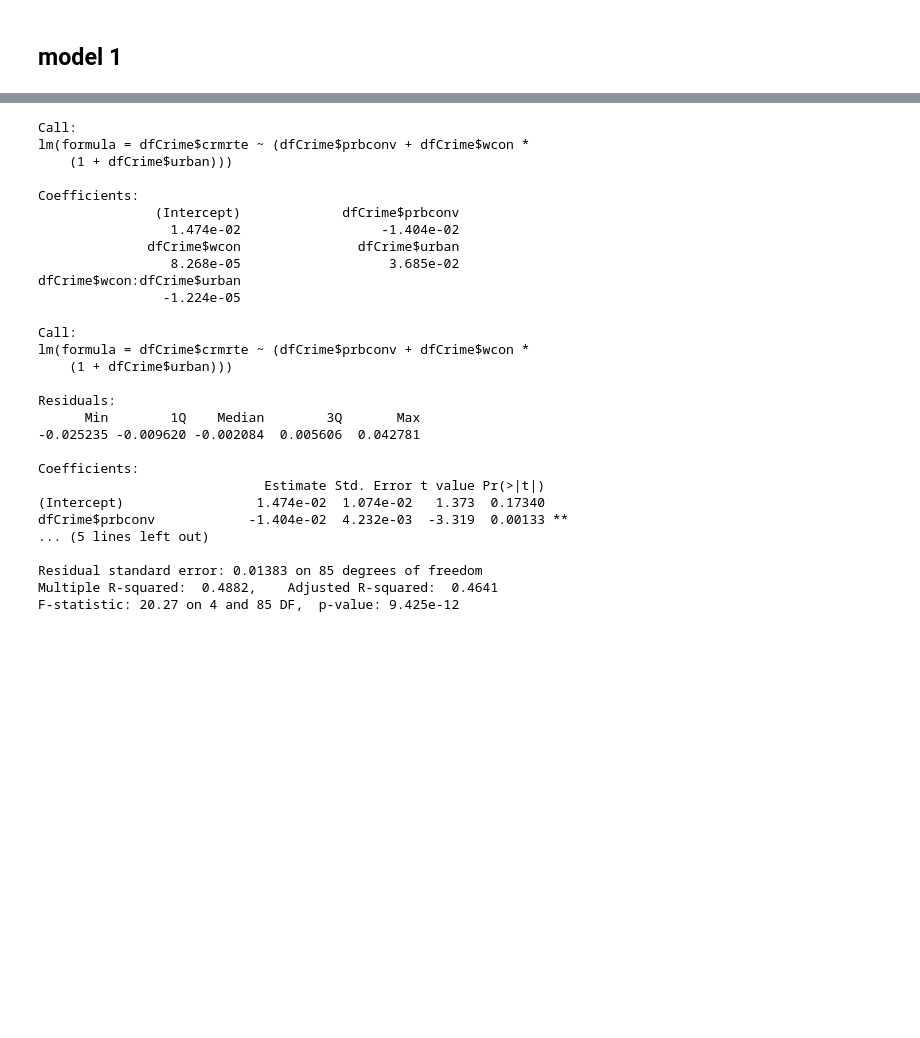
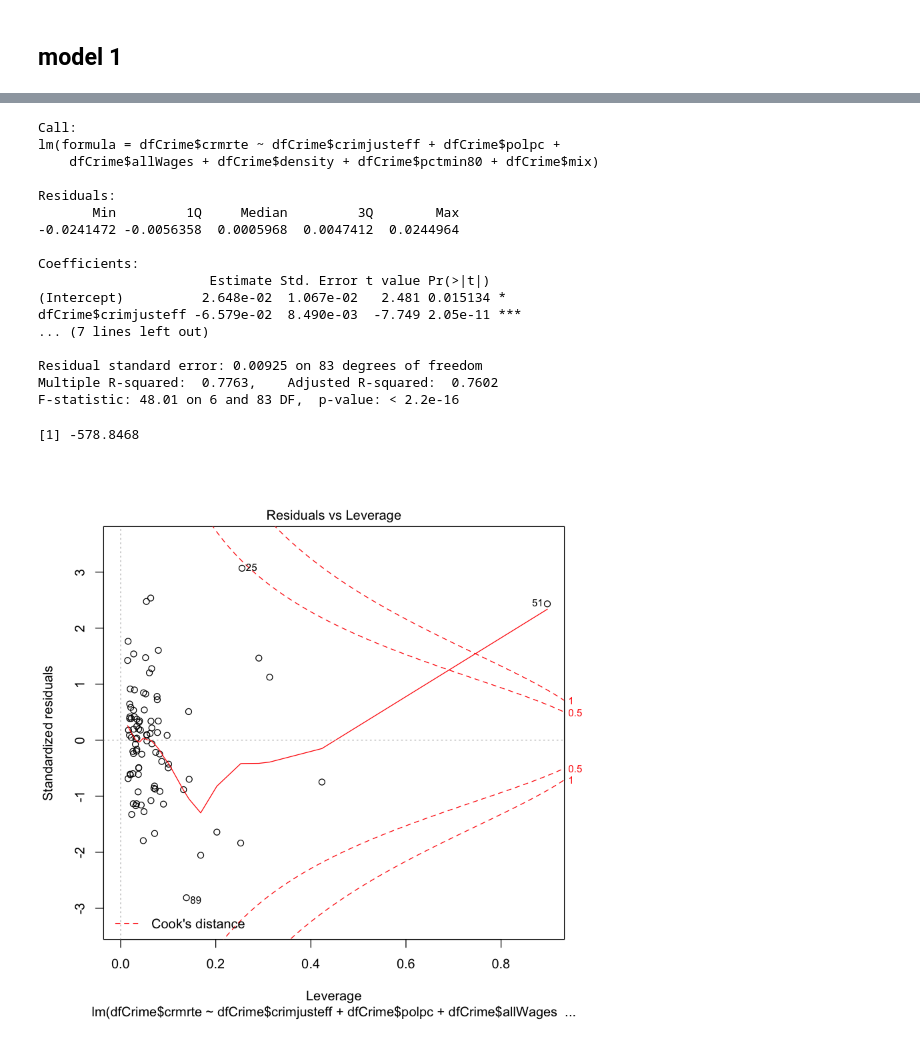
Before and after one commit to kevin-hartman/MIDS_W203_5_Lab3, a Jupyter notebook: model1.ipynb, the cells around one changed output, grey strips where cells are left out. Saved outputs shown, nothing was run; the diff lists cells and outputs as text; code cells hidden in the pictures; blank space fills up the shorter version.

```diff
--- a/model1.ipynb
+++ b/model1.ipynb
@@ -149,37 +165,30 @@ F-statistic: 16.21 on 2 and 87 DF,  p-value: 1.036e-06
 # %%
 # list out high leverage points and rerun with
 # augment find broom package in tidy
 # create new column for dummy variable 0,1 (maybe a package for this?)
 # https://stats.idre.ucla.edu/r/modules/coding-for-categorical-variables-in-regression-models/
-mod2 <- lm(dfCrime$crmrte ~ (dfCrime$prbconv + dfCrime$wcon*(1+dfCrime$urban)))
-mod2
+mod2 <- lm(dfCrime$crmrte ~ dfCrime$crimjusteff + dfCrime$polpc + dfCrime$allWages + dfCrime$density +
+           dfCrime$pctmin80 + dfCrime$mix)
 summary(mod2)
+AIC(mod2)
+plot(mod2, which=5)
 # %% [output]
 Call:
-lm(formula = dfCrime$crmrte ~ (dfCrime$prbconv + dfCrime$wcon *
-    (1 + dfCrime$urban)))
+lm(formula = dfCrime$crmrte ~ dfCrime$crimjusteff + dfCrime$polpc +
+    dfCrime$allWages + dfCrime$density + dfCrime$pctmin80 + dfCrime$mix)
+
+Residuals:
+       Min         1Q     Median         3Q        Max
+-0.0241472 -0.0056358  0.0005968  0.0047412  0.0244964
 
 Coefficients:
-               (Intercept)             dfCrime$prbconv
-                 1.474e-02                  -1.404e-02
-              dfCrime$wcon               dfCrime$urban
-                 8.268e-05                   3.685e-02
-dfCrime$wcon:dfCrime$urban
-                -1.224e-05
+                      Estimate Std. Error t value Pr(>|t|)
+(Intercept)          2.648e-02  1.067e-02   2.481 0.015134 *
+dfCrime$crimjusteff -6.579e-02  8.490e-03  -7.749 2.05e-11 ***
+... (7 lines left out)
+
+Residual standard error: 0.00925 on 83 degrees of freedom
+Multiple R-squared:  0.7763,    Adjusted R-squared:  0.7602
+F-statistic: 48.01 on 6 and 83 DF,  p-value: < 2.2e-16
-Call:
-lm(formula = dfCrime$crmrte ~ (dfCrime$prbconv + dfCrime$wcon *
-    (1 + dfCrime$urban)))
-
-Residuals:
-      Min        1Q    Median        3Q       Max
--0.025235 -0.009620 -0.002084  0.005606  0.042781
-
-Coefficients:
-                             Estimate Std. Error t value Pr(>|t|)
-(Intercept)                 1.474e-02  1.074e-02   1.373  0.17340
-dfCrime$prbconv            -1.404e-02  4.232e-03  -3.319  0.00133 **
-... (5 lines left out)
-
-Residual standard error: 0.01383 on 85 degrees of freedom
-Multiple R-squared:  0.4882,    Adjusted R-squared:  0.4641
-F-statistic: 20.27 on 4 and 85 DF,  p-value: 9.425e-12
+[1] -578.8468
+[figure, added]
```
Also changed, not shown: parts of 4 cells of this notebook.
